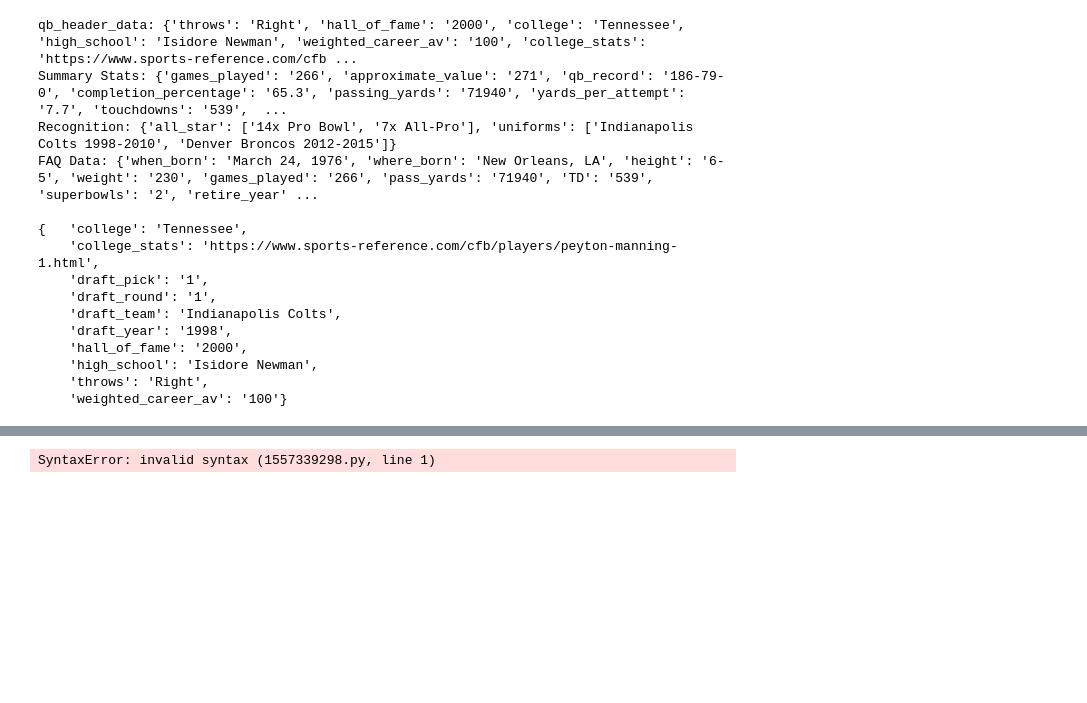
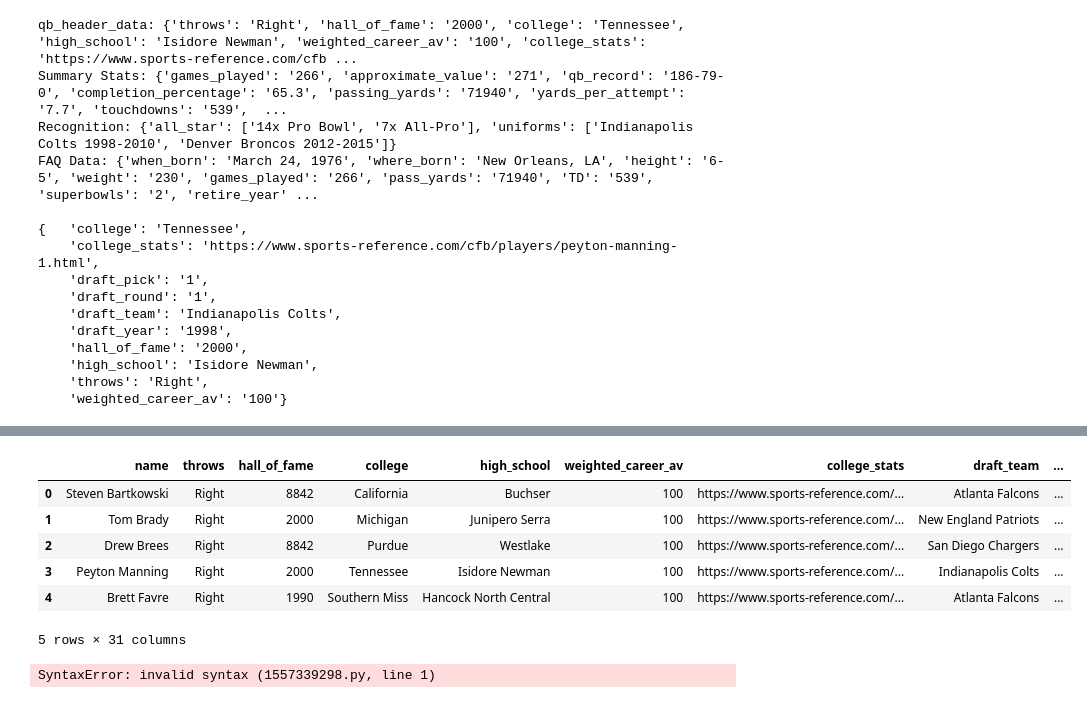
Before and after one commit to willablackmon/nfl_quarterback_draft, a Jupyter notebook: data_sourcing/pro_ref_individ.ipynb, the cells around one changed output, grey strips where cells are left out. Drawn from its saved outputs; the diff is of its cells as text; code cells hidden in the pictures; blank space fills up the shorter version.

```diff
--- a/data_sourcing/pro_ref_individ.ipynb
+++ b/data_sourcing/pro_ref_individ.ipynb
@@ -712,3 +579,25 @@ FAQ Data: {'when_born': 'October 10, 1969', 'where_born': 'Gulfport, MS', 'heigh
+# %%
+# Convert quarterback_dict to a list of dictionaries, where each dictionary is a row
+data_list = []                                  # holds the dictionaries where each dictionary represents a player's data, with 'name' as the first key
+for name, stats in quarterback_dict.items():
+    # Create a new dictionary with the name as the first entry
+    player_row = {'name': name}
+    player_row.update(stats)  # Add the stats to the player_row dictionary
+    data_list.append(player_row)
+
+# Convert the list of dictionaries into a DataFrame
+df = pd.DataFrame(data_list)   # converts the list of dictionaries into a Pandas DataFrame
+
+# Display the DataFrame;  first column will automatically be the 'name' (player's name), and the remaining columns will be the keys from the dictionary
+display(df.head())
+# %% [output]
+|  | name | throws | hall_of_fame | college | high_school | weighted_career_av | college_stats | draft_team | ... |
+| 0 | Steven Bartkowski | Right | 8842 | California | Buchser | 100 | https://www.sports-reference.com/... | Atlanta Falcons | ... |
+| 1 | Tom Brady | Right | 2000 | Michigan | Junipero Serra | 100 | https://www.sports-reference.com/... | New England Patriots | ... |
+| 2 | Drew Brees | Right | 8842 | Purdue | Westlake | 100 | https://www.sports-reference.com/... | San Diego Chargers | ... |
+| 3 | Peyton Manning | Right | 2000 | Tennessee | Isidore Newman | 100 | https://www.sports-reference.com/... | Indianapolis Colts | ... |
+| 4 | Brett Favre | Right | 1990 | Southern Miss | Hancock North Central | 100 | https://www.sports-reference.com/... | Atlanta Falcons | ... |
+5 rows × 31 columns
 # %%
 # %% [output]
 SyntaxError: invalid syntax (1557339298.py, line 1)
```
Also changed, not shown: parts of 9 cells of this notebook, 2 other files.
